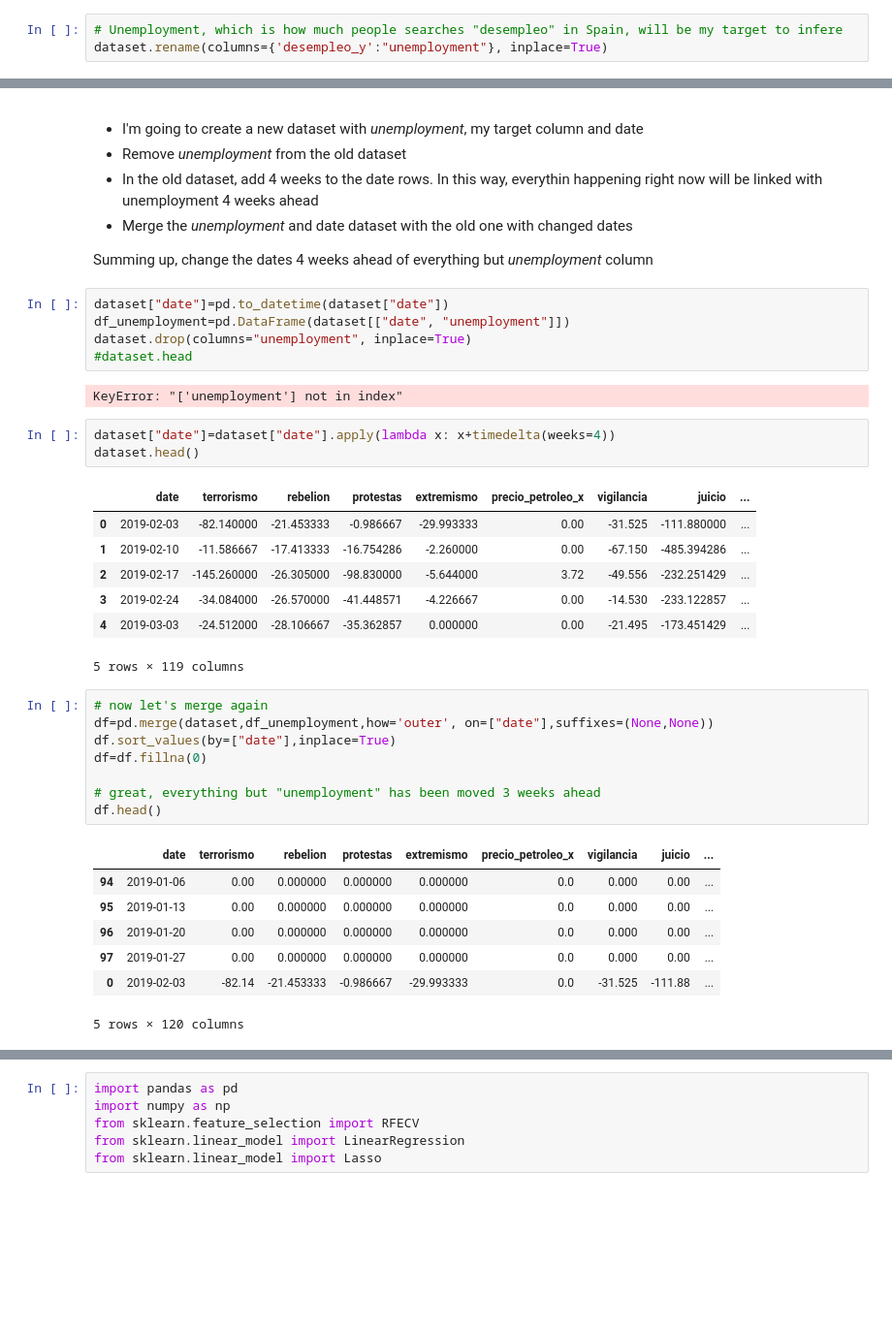
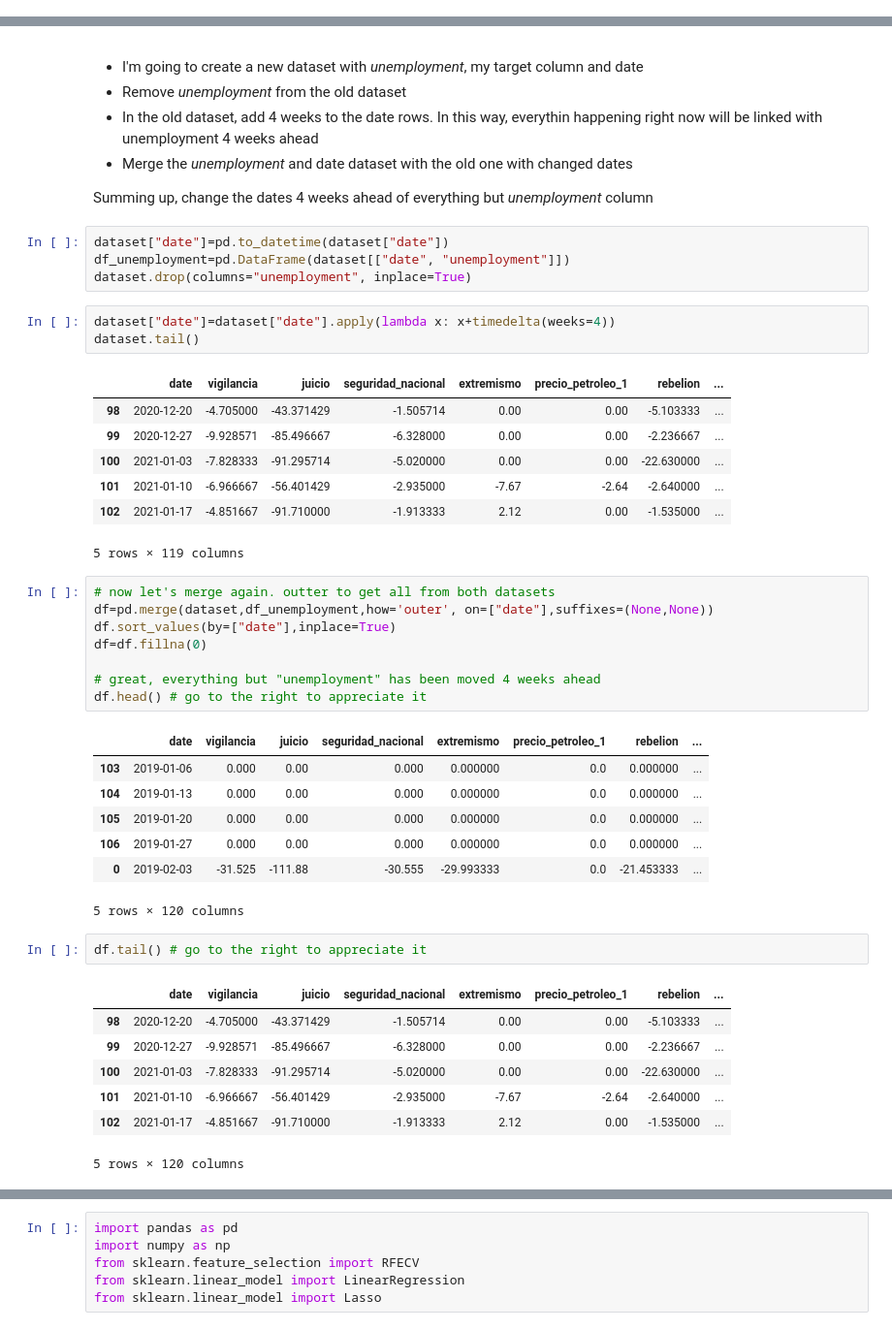
Before and after one commit to albertovpd/automated_ML_regression, a Jupyter notebook: testing.ipynb, the cells around one changed output, grey strips where cells are left out. Shown at 97% size. Saved outputs shown, nothing was run; the diff lists cells and outputs as text; blank space fills up the shorter version.

```diff
--- a/testing.ipynb
+++ b/testing.ipynb
@@ -420,3 +434,0 @@ Index(['date', 'refugiados', 'corrupcion', 'extremismo', 'rebelion',
-# %%
-# Unemployment, which is how much people searches "desempleo" in Spain, will be my target to infere
-dataset.rename(columns={'desempleo_y':"unemployment"}, inplace=True)
@@ -447,35 +445,42 @@ Summing up, change the dates 4 weeks ahead of everything but *unemployment* colu
 dataset["date"]=pd.to_datetime(dataset["date"])
 df_unemployment=pd.DataFrame(dataset[["date", "unemployment"]])
 dataset.drop(columns="unemployment", inplace=True)
-#dataset.head
-# %% [output]
-KeyError: "['unemployment'] not in index"
 # %%
 dataset["date"]=dataset["date"].apply(lambda x: x+timedelta(weeks=4))
-dataset.head()
+dataset.tail()
 # %% [output]
-|  | date | terrorismo | rebelion | protestas | extremismo | precio_petroleo_x | vigilancia | juicio | ... |
-| 0 | 2019-02-03 | -82.140000 | -21.453333 | -0.986667 | -29.993333 | 0.00 | -31.525 | -111.880000 | ... |
-| 1 | 2019-02-10 | -11.586667 | -17.413333 | -16.754286 | -2.260000 | 0.00 | -67.150 | -485.394286 | ... |
-| 2 | 2019-02-17 | -145.260000 | -26.305000 | -98.830000 | -5.644000 | 3.72 | -49.556 | -232.251429 | ... |
-| 3 | 2019-02-24 | -34.084000 | -26.570000 | -41.448571 | -4.226667 | 0.00 | -14.530 | -233.122857 | ... |
-| 4 | 2019-03-03 | -24.512000 | -28.106667 | -35.362857 | 0.000000 | 0.00 | -21.495 | -173.451429 | ... |
+|  | date | vigilancia | juicio | seguridad_nacional | extremismo | precio_petroleo_1 | rebelion | ... |
+| 98 | 2020-12-20 | -4.705000 | -43.371429 | -1.505714 | 0.00 | 0.00 | -5.103333 | ... |
+| 99 | 2020-12-27 | -9.928571 | -85.496667 | -6.328000 | 0.00 | 0.00 | -2.236667 | ... |
+| 100 | 2021-01-03 | -7.828333 | -91.295714 | -5.020000 | 0.00 | 0.00 | -22.630000 | ... |
+| 101 | 2021-01-10 | -6.966667 | -56.401429 | -2.935000 | -7.67 | -2.64 | -2.640000 | ... |
+| 102 | 2021-01-17 | -4.851667 | -91.710000 | -1.913333 | 2.12 | 0.00 | -1.535000 | ... |
 5 rows × 119 columns
 # %%
-# now let's merge again
+# now let's merge again. outter to get all from both datasets
 df=pd.merge(dataset,df_unemployment,how='outer', on=["date"],suffixes=(None,None))
 df.sort_values(by=["date"],inplace=True)
 df=df.fillna(0)
 
-# great, everything but "unemployment" has been moved 3 weeks ahead
-df.head()
+# great, everything but "unemployment" has been moved 4 weeks ahead
+df.head() # go to the right to appreciate it
 # %% [output]
-|  | date | terrorismo | rebelion | protestas | extremismo | precio_petroleo_x | vigilancia | juicio | ... |
-| 94 | 2019-01-06 | 0.00 | 0.000000 | 0.000000 | 0.000000 | 0.0 | 0.000 | 0.00 | ... |
-| 95 | 2019-01-13 | 0.00 | 0.000000 | 0.000000 | 0.000000 | 0.0 | 0.000 | 0.00 | ... |
-| 96 | 2019-01-20 | 0.00 | 0.000000 | 0.000000 | 0.000000 | 0.0 | 0.000 | 0.00 | ... |
-| 97 | 2019-01-27 | 0.00 | 0.000000 | 0.000000 | 0.000000 | 0.0 | 0.000 | 0.00 | ... |
-| 0 | 2019-02-03 | -82.14 | -21.453333 | -0.986667 | -29.993333 | 0.0 | -31.525 | -111.88 | ... |
+|  | date | vigilancia | juicio | seguridad_nacional | extremismo | precio_petroleo_1 | rebelion | ... |
+| 103 | 2019-01-06 | 0.000 | 0.00 | 0.000 | 0.000000 | 0.0 | 0.000000 | ... |
+| 104 | 2019-01-13 | 0.000 | 0.00 | 0.000 | 0.000000 | 0.0 | 0.000000 | ... |
+| 105 | 2019-01-20 | 0.000 | 0.00 | 0.000 | 0.000000 | 0.0 | 0.000000 | ... |
+| 106 | 2019-01-27 | 0.000 | 0.00 | 0.000 | 0.000000 | 0.0 | 0.000000 | ... |
+| 0 | 2019-02-03 | -31.525 | -111.88 | -30.555 | -29.993333 | 0.0 | -21.453333 | ... |
 5 rows × 120 columns
+# %%
+df.tail() # go to the right to appreciate it
+# %% [output]
+|  | date | vigilancia | juicio | seguridad_nacional | extremismo | precio_petroleo_1 | rebelion | ... |
+| 98 | 2020-12-20 | -4.705000 | -43.371429 | -1.505714 | 0.00 | 0.00 | -5.103333 | ... |
+| 99 | 2020-12-27 | -9.928571 | -85.496667 | -6.328000 | 0.00 | 0.00 | -2.236667 | ... |
+| 100 | 2021-01-03 | -7.828333 | -91.295714 | -5.020000 | 0.00 | 0.00 | -22.630000 | ... |
+| 101 | 2021-01-10 | -6.966667 | -56.401429 | -2.935000 | -7.67 | -2.64 | -2.640000 | ... |
+| 102 | 2021-01-17 | -4.851667 | -91.710000 | -1.913333 | 2.12 | 0.00 | -1.535000 | ... |
+5 rows × 120 columns
 # %%
 df.reset_index(drop=True,inplace=True)
```
Also changed, not shown: parts of 33 cells of this notebook.
